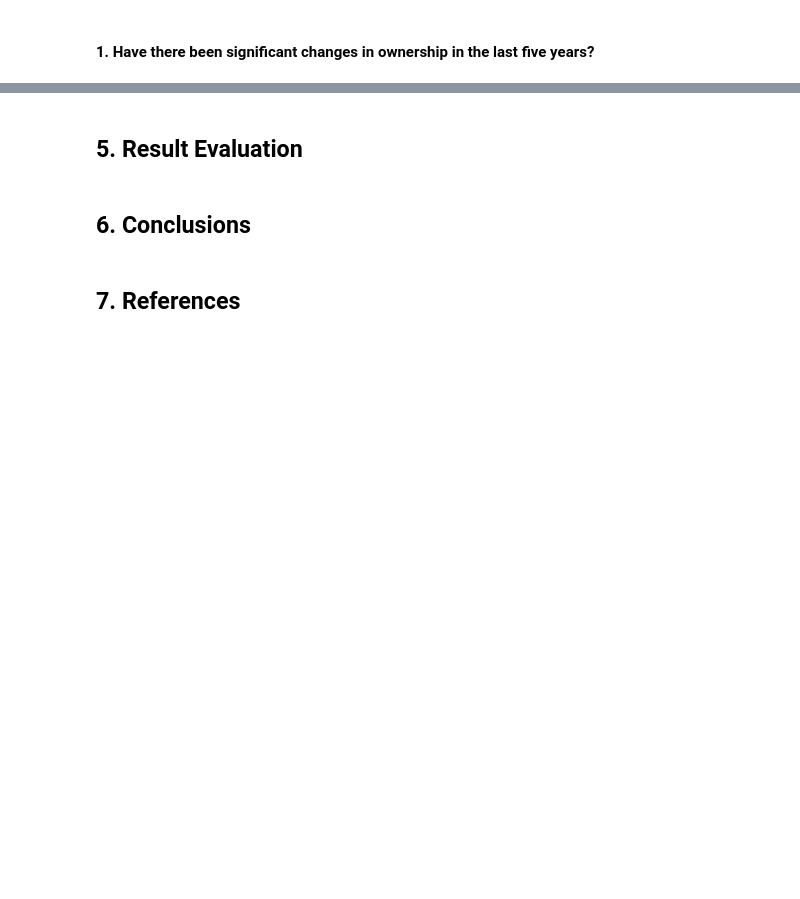
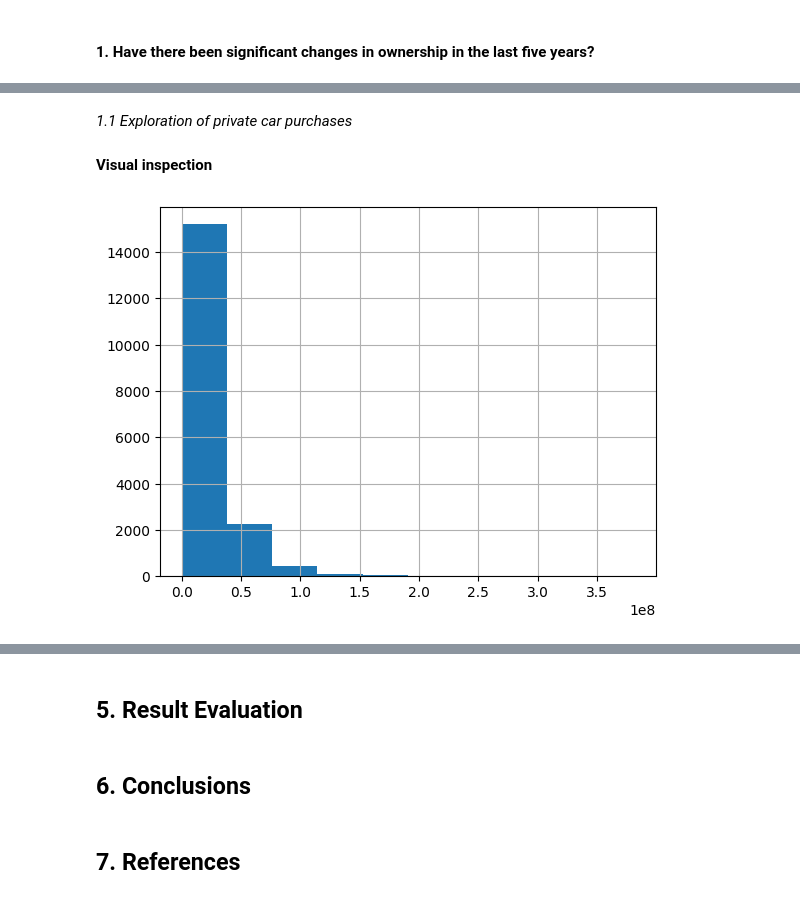
Before and after one commit to keilagg/HouseholdBudgetSurvey_, a Jupyter notebook: Project_1_kgg.ipynb, the cells around one changed output, grey strips where cells are left out. Drawn from its saved outputs; the diff is of its cells as text; code cells hidden in the pictures; blank space fills up the shorter version.

```diff
--- a/Project_1_kgg.ipynb
+++ b/Project_1_kgg.ipynb
@@ -751,3 +762,7 @@ for year in dict_df_allExpenses_tidy.keys():
 0
 0
 0
+# %%
+# Verify that every family has a Factor and Number of Families are unique
+for year in dict_df_popExpenses_tidy.keys():
+    print(sum(dict_df_popExpenses_tidy[year]['FACTOR'].isnull()))
@@ -761,3 +782,7 @@ for year in dict_df_allExpenses_tidy.keys():
 15352
 15711
 16809
+# %%
+# Verify that 'NUMERO' (Number identifier) is unique in all dfs
+for year in dict_df_popExpenses_tidy.keys():
+    print(dict_df_popExpenses_tidy[year].index.nunique())
@@ -764,12 +795,23 @@ for year in dict_df_allExpenses_tidy.keys():
 # %% [markdown]
 > These values are consistent with the ones before the re-shaping.
 # %%
-# add columns with total expenses
+# add columns with total expenses population
 df_expenses_complete = []
 for year in df_dict_keys:
-    df_ = pd.merge(dict_df_allExpenses_tidy[year], total_expenses_year_dict[year], how= 'left', left_index=True, right_index=True)
+    df_ = pd.merge(dict_df_popExpenses_tidy[year], total_expenses_year_dict[year], how= 'left', left_index=True, right_index=True)
     df_expenses_complete.append(df_)
-dict_df_expenses_all = dict(zip(df_dict_keys, df_expenses_complete))
+dict_df_popExpenses_all = dict(zip(df_dict_keys, df_expenses_complete))
+# %%
+# add columns with total expenses
+df_expenses_complete = []
+for year in df_dict_keys:
+    df_ = pd.merge(dict_df_popExpenses_tidy[year], total_expenses_year_dict[year], how= 'left', left_index=True, right_index=True)
+    df_expenses_complete.append(df_)
+dict_df_popExpenses_all = dict(zip(df_dict_keys, df_expenses_complete))
+
+
+
+dict_df_expenses_all
 # %% [markdown]
 ###### `dict_df_EPF_all_households` DataFrames
 # %% [markdown]
@@ -1078,0 +974,9 @@ memory usage: 4.7 MB
+# %% [markdown]
+_1.1 Exploration of private car purchases_
+# %% [markdown]
+**Visual inspection**
+# %%
+# Look at Expenditures distribution
+dict_df_HBS['2018']['GASTOMON'].hist();
+# %% [output]
+[figure, added]
```
Also changed, not shown: parts of 74 cells of this notebook, 1 other file.
